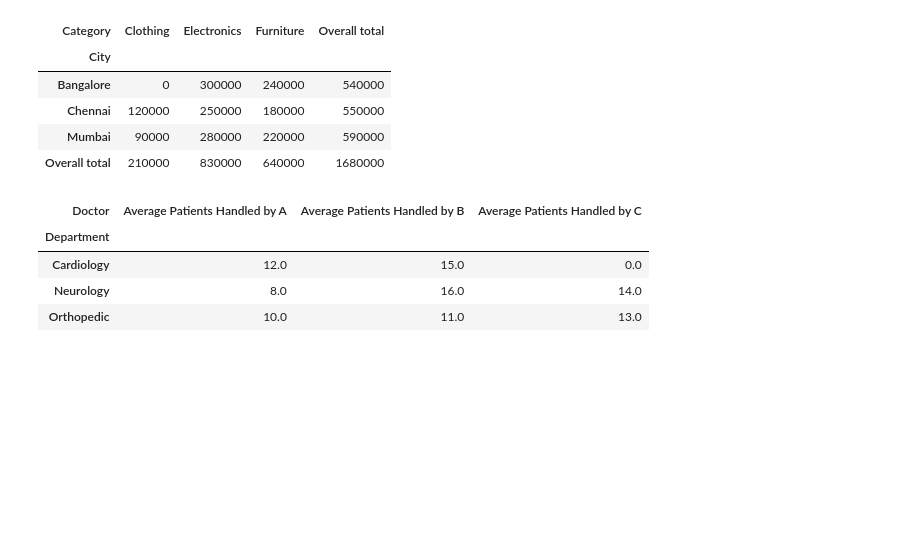
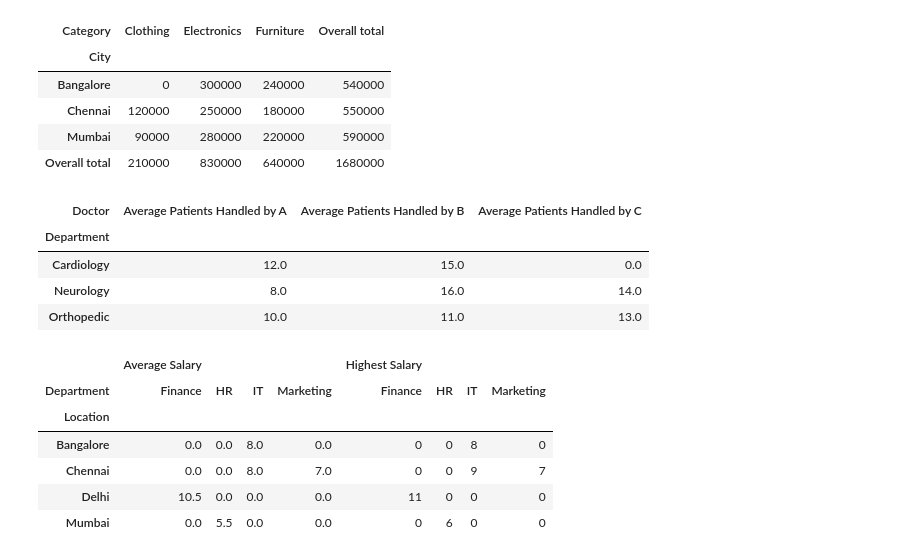
Before and after one commit to mukundnaramesh2605/ai-ml-course-bootcamp, a Jupyter notebook: Pandas/pivot_table.ipynb, the cells around one changed output. Cells and saved outputs as stored; diff of their text form; code cells hidden in the pictures; blank space fills up the shorter version.

Commit message:
# Problem 4: Employee Salary Analytics
# Problem 4: Employee Salary Analytics

```diff
--- a/Pandas/pivot_table.ipynb
+++ b/Pandas/pivot_table.ipynb
@@ -462,3 +462,47 @@ pt
 | Cardiology | 12.0 | 15.0 | 0.0 |
 | Neurology | 8.0 | 16.0 | 14.0 |
 | Orthopedic | 10.0 | 11.0 | 13.0 |
+# %%
+import pandas as pd
+
+# ==========================================================
+# Problem 4: Employee Salary Analytics
+#
+# Business Requirement:
+#
+# The HR team wants:
+#
+# 1. Average salary
+# 2. Maximum salary
+#
+# for every department across every location.
+#
+# (Salary is in lakhs.)
+# ==========================================================
+
+df = pd.DataFrame({
+    "Department":["IT","IT","IT","HR","HR",
+                  "Finance","Finance","Marketing"],
+    "Location":["Chennai","Bangalore","Chennai",
+                "Mumbai","Mumbai","Delhi",
+                "Delhi","Chennai"],
+    "Salary":[7,8,9,5,6,10,11,7]
+})
+# index = Location
+# columns = Department
+# values = Salary
+# aggfunc = ['mean','max']
+# fill_value =
+# margins =
+# margins_name =
+pt = pd.pivot_table(df,index='Location',columns='Department',values='Salary',aggfunc=['mean','max'],fill_value=0)
+pt = pt.rename(columns={'mean':"Average Salary","max":'Highest Salary'})
+pt
+# %% [output]
+|  | Average Salary |  |  |  | Highest Salary |  |  |  |
+| Department | Finance | HR | IT | Marketing | Finance | HR | IT | Marketing |
+| Location |  |  |  |  |  |  |  |  |
+| Bangalore | 0.0 | 0.0 | 8.0 | 0.0 | 0 | 0 | 8 | 0 |
+| Chennai | 0.0 | 0.0 | 8.0 | 7.0 | 0 | 0 | 9 | 7 |
+| Delhi | 10.5 | 0.0 | 0.0 | 0.0 | 11 | 0 | 0 | 0 |
+| Mumbai | 0.0 | 5.5 | 0.0 | 0.0 | 0 | 6 | 0 | 0 |
```
